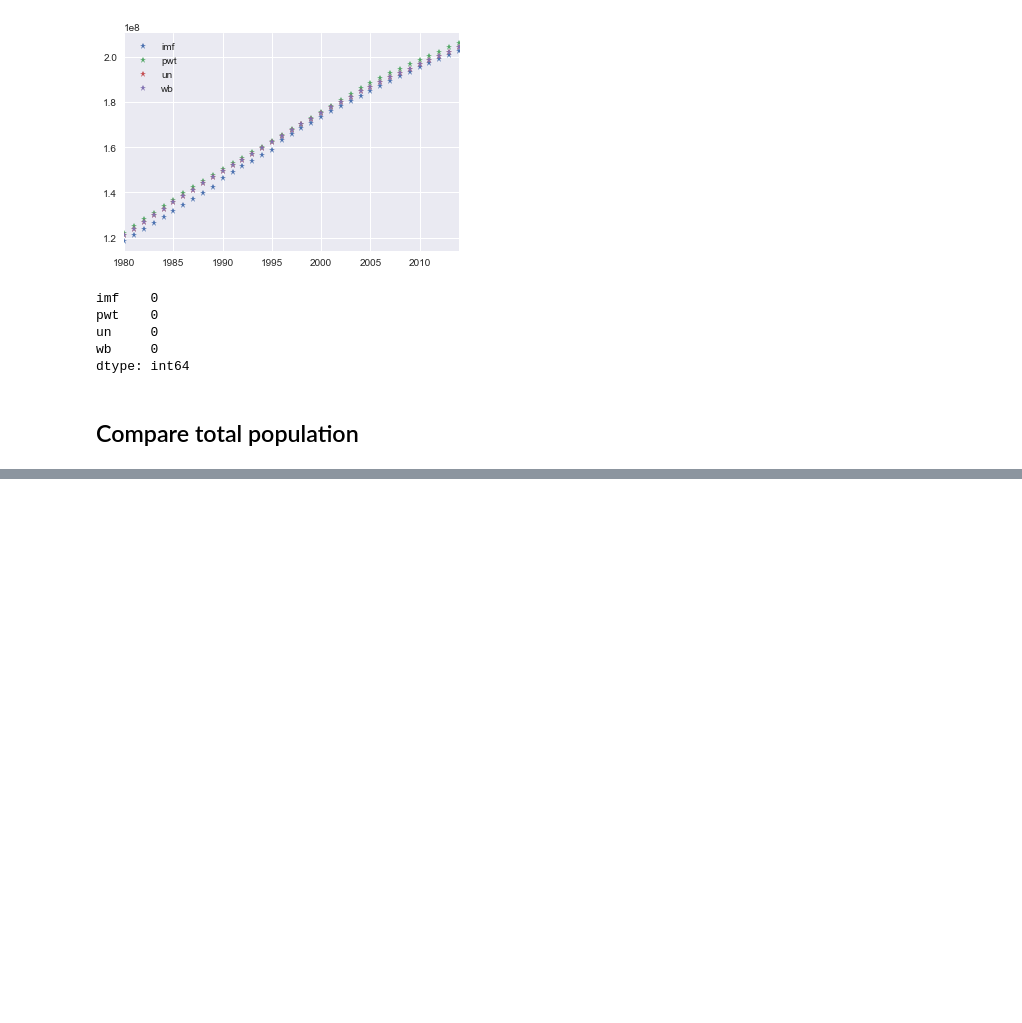
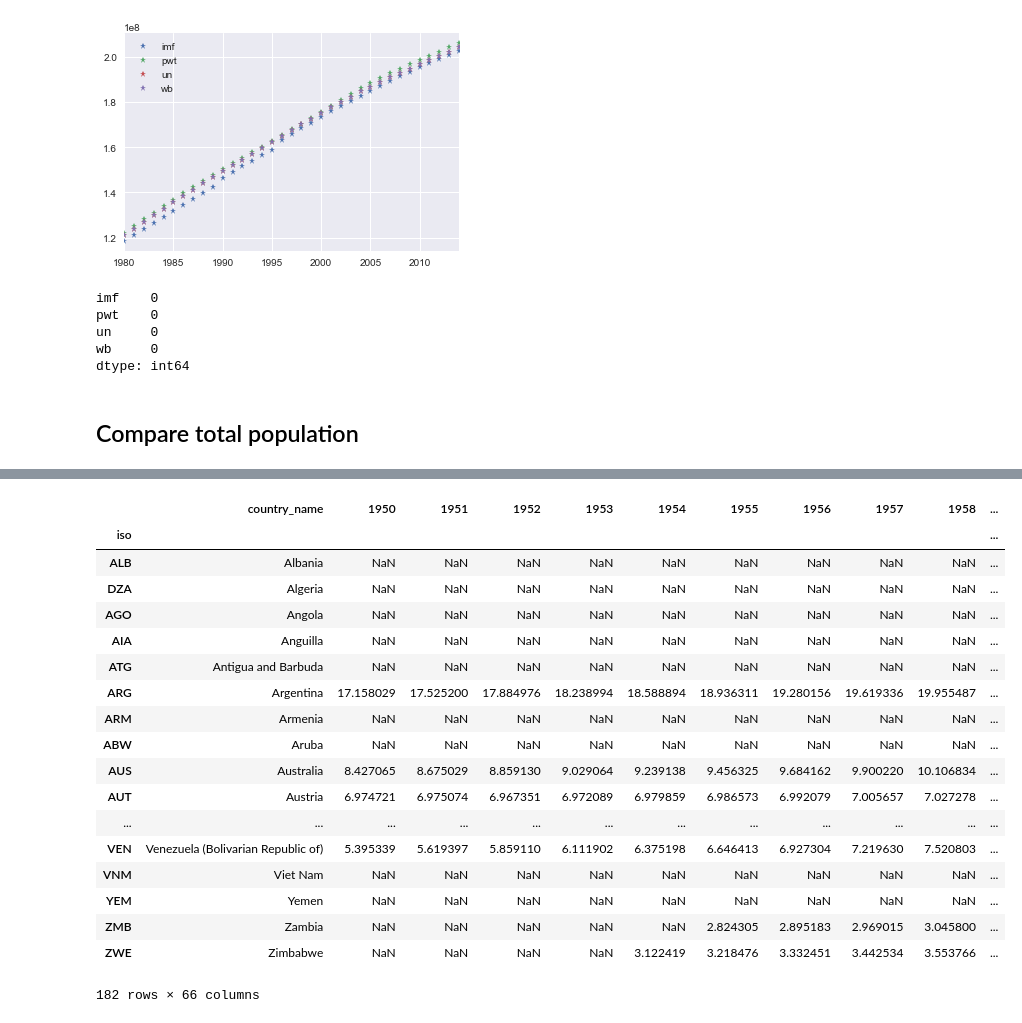
Before and after one commit to moonlimb/zerg, a Jupyter notebook: data/compare_pop_data.ipynb, the cells around one changed output, grey strips where cells are left out. Saved outputs shown, nothing was run; the diff lists cells and outputs as text; code cells hidden in the pictures; blank space fills up the shorter version.

```diff
--- a/data/compare_pop_data.ipynb
+++ b/data/compare_pop_data.ipynb
@@ -387,0 +419,22 @@ usage: cp [-R [-H | -L | -P]] [-fi | -n] [-apvX] source_file target_file
+# %%
+df_pwt.iloc[:182,:]
+# %% [output]
+|  | country_name | 1950 | 1951 | 1952 | 1953 | 1954 | 1955 | 1956 | 1957 | 1958 | ... |
+| iso |  |  |  |  |  |  |  |  |  |  | ... |
+| ALB | Albania | NaN | NaN | NaN | NaN | NaN | NaN | NaN | NaN | NaN | ... |
+| DZA | Algeria | NaN | NaN | NaN | NaN | NaN | NaN | NaN | NaN | NaN | ... |
+| AGO | Angola | NaN | NaN | NaN | NaN | NaN | NaN | NaN | NaN | NaN | ... |
+| AIA | Anguilla | NaN | NaN | NaN | NaN | NaN | NaN | NaN | NaN | NaN | ... |
+| ATG | Antigua and Barbuda | NaN | NaN | NaN | NaN | NaN | NaN | NaN | NaN | NaN | ... |
+| ARG | Argentina | 17.158029 | 17.525200 | 17.884976 | 18.238994 | 18.588894 | 18.936311 | 19.280156 | 19.619336 | 19.955487 | ... |
+| ARM | Armenia | NaN | NaN | NaN | NaN | NaN | NaN | NaN | NaN | NaN | ... |
+| ABW | Aruba | NaN | NaN | NaN | NaN | NaN | NaN | NaN | NaN | NaN | ... |
+| AUS | Australia | 8.427065 | 8.675029 | 8.859130 | 9.029064 | 9.239138 | 9.456325 | 9.684162 | 9.900220 | 10.106834 | ... |
+| AUT | Austria | 6.974721 | 6.975074 | 6.967351 | 6.972089 | 6.979859 | 6.986573 | 6.992079 | 7.005657 | 7.027278 | ... |
+| ... | ... | ... | ... | ... | ... | ... | ... | ... | ... | ... | ... |
+| VEN | Venezuela (Bolivarian Republic of) | 5.395339 | 5.619397 | 5.859110 | 6.111902 | 6.375198 | 6.646413 | 6.927304 | 7.219630 | 7.520803 | ... |
+| VNM | Viet Nam | NaN | NaN | NaN | NaN | NaN | NaN | NaN | NaN | NaN | ... |
+| YEM | Yemen | NaN | NaN | NaN | NaN | NaN | NaN | NaN | NaN | NaN | ... |
+| ZMB | Zambia | NaN | NaN | NaN | NaN | NaN | 2.824305 | 2.895183 | 2.969015 | 3.045800 | ... |
+| ZWE | Zimbabwe | NaN | NaN | NaN | NaN | 3.122419 | 3.218476 | 3.332451 | 3.442534 | 3.553766 | ... |
+182 rows × 66 columns
```
Also changed, not shown: parts of 36 cells of this notebook, 1 other file.
